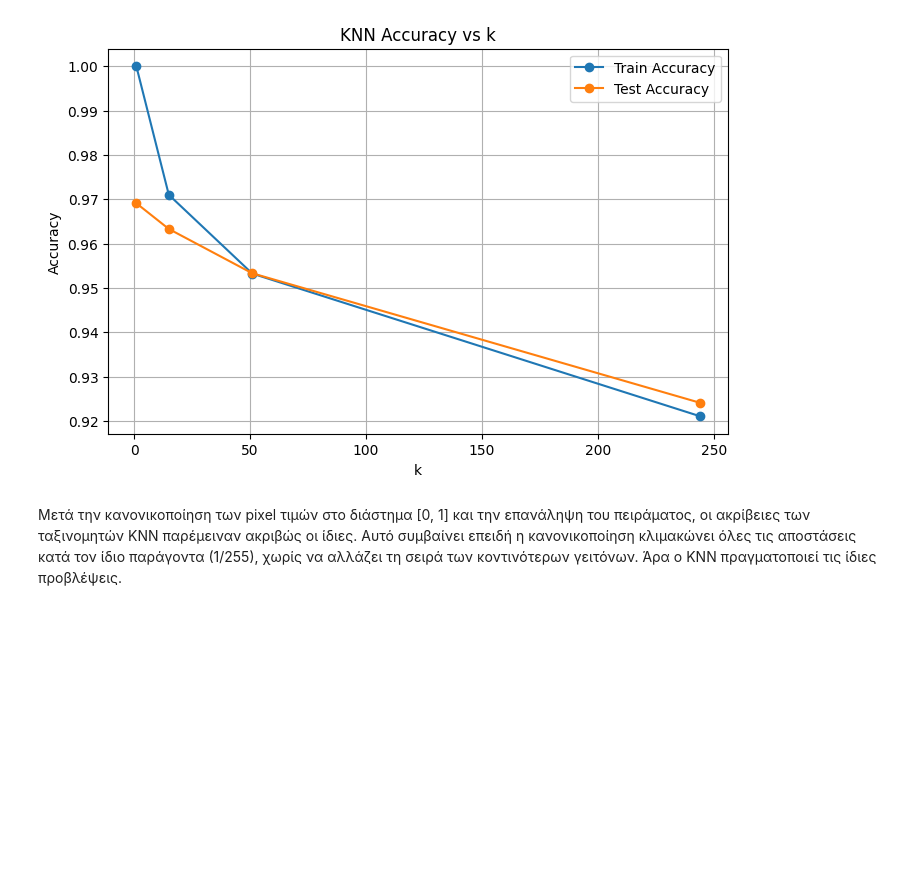
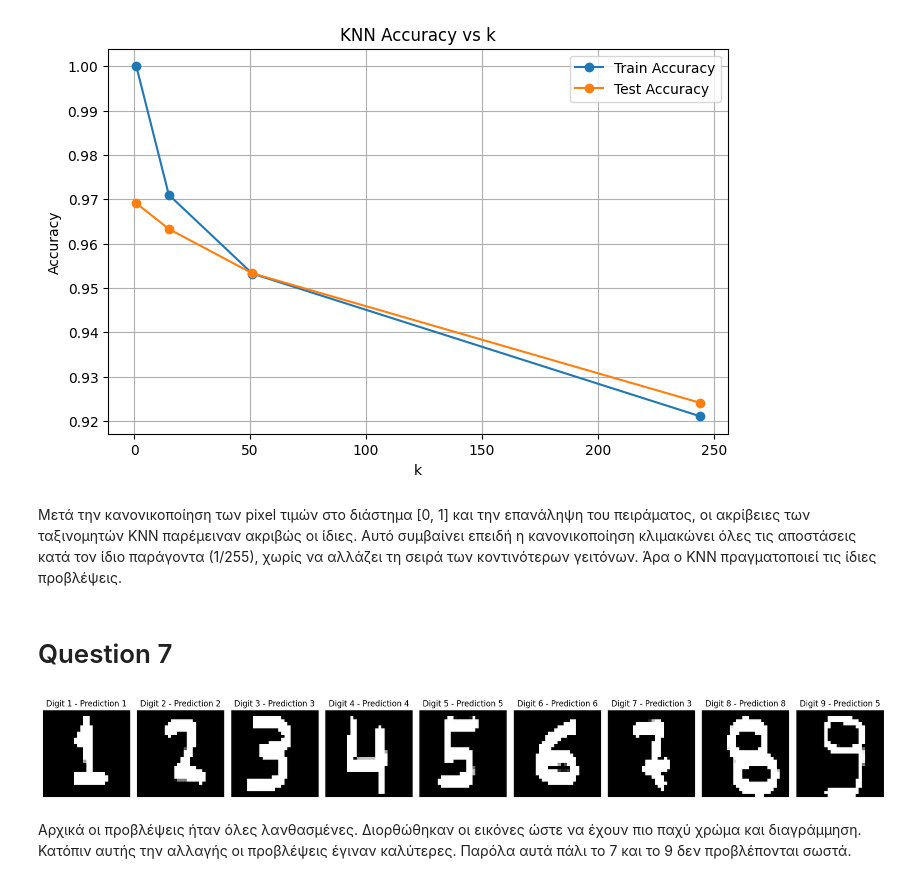
Before and after one commit to skolix15/Machine_Learning_2025, a Jupyter notebook: Exercise_five_(5).ipynb, the cells around one changed output. Drawn from its saved outputs; the diff is of its cells as text; code cells hidden in the pictures; blank space fills up the shorter version.

```diff
--- a/Exercise_five_(5).ipynb
+++ b/Exercise_five_(5).ipynb
@@ -157,3 +158,48 @@ Train accuracy = 0.9211 | Test accuracy = 0.9241
 [figure]
 # %% [markdown]
 Μετά την κανονικοποίηση των pixel τιμών στο διάστημα [0, 1] και την επανάληψη του πειράματος, οι ακρίβειες των ταξινομητών KNN παρέμειναν ακριβώς οι ίδιες. Αυτό συμβαίνει επειδή η κανονικοποίηση κλιμακώνει όλες τις αποστάσεις κατά τον ίδιο παράγοντα (1/255), χωρίς να αλλάζει τη σειρά των κοντινότερων γειτόνων. Άρα ο KNN πραγματοποιεί τις ίδιες προβλέψεις.
+# %% [markdown]
+# Question 7
+# %%
+best_knn = KNeighborsClassifier(n_neighbors=1)  # k = 1 has the best accuracy score
+best_knn.fit(x_train_vec_norm, y_train)
+
+digits_to_load = [1, 2, 3, 4, 5, 6, 7, 8, 9]
+desired_images = []
+desired_vectors = []
+desired_predictions = []
+
+plt.figure(figsize=(18, 3))
+
+
+for i, digit in enumerate(digits_to_load):
+
+  # Read desired file
+  desired_image = cv2.imread(f'{digit}.png', cv2.IMREAD_GRAYSCALE)
+  # Resize image
+  desired_image_resized = cv2.resize(desired_image, (28, 28), interpolation=cv2.INTER_NEAREST)
+  # Add image in list
+  desired_images.append(desired_image_resized)
+
+  # Convert to vector 784 and normalize 0–1
+  desired_image_resized_vec = desired_image_resized.reshape(1, 784).astype("float32") / 255.0
+  desired_vectors.append(desired_image_resized_vec)
+
+  # Make prediction
+  prediction = best_knn.predict(desired_image_resized_vec)[0]
+  desired_predictions.append(prediction)
+
+
+  # Create plot
+  plt.subplot(1, 9, i + 1)
+  plt.imshow(desired_image_resized, cmap='gray')
+  plt.title(f"Digit {digit} - Prediction {prediction}")
+  plt.axis('off')
+
+plt.tight_layout()
+plt.show()
+# %% [output]
+[figure, added]
+# %% [markdown]
+Αρχικά οι προβλέψεις ήταν όλες λανθασμένες.
+Διορθώθηκαν οι εικόνες ώστε να έχουν πιο παχύ χρώμα και διαγράμμηση. Κατόπιν αυτής την αλλαγής οι προβλέψεις έγιναν καλύτερες. Παρόλα αυτά πάλι το 7 και το 9 δεν προβλέπονται σωστά.
```
Also changed, not shown: parts of 2 cells of this notebook.
